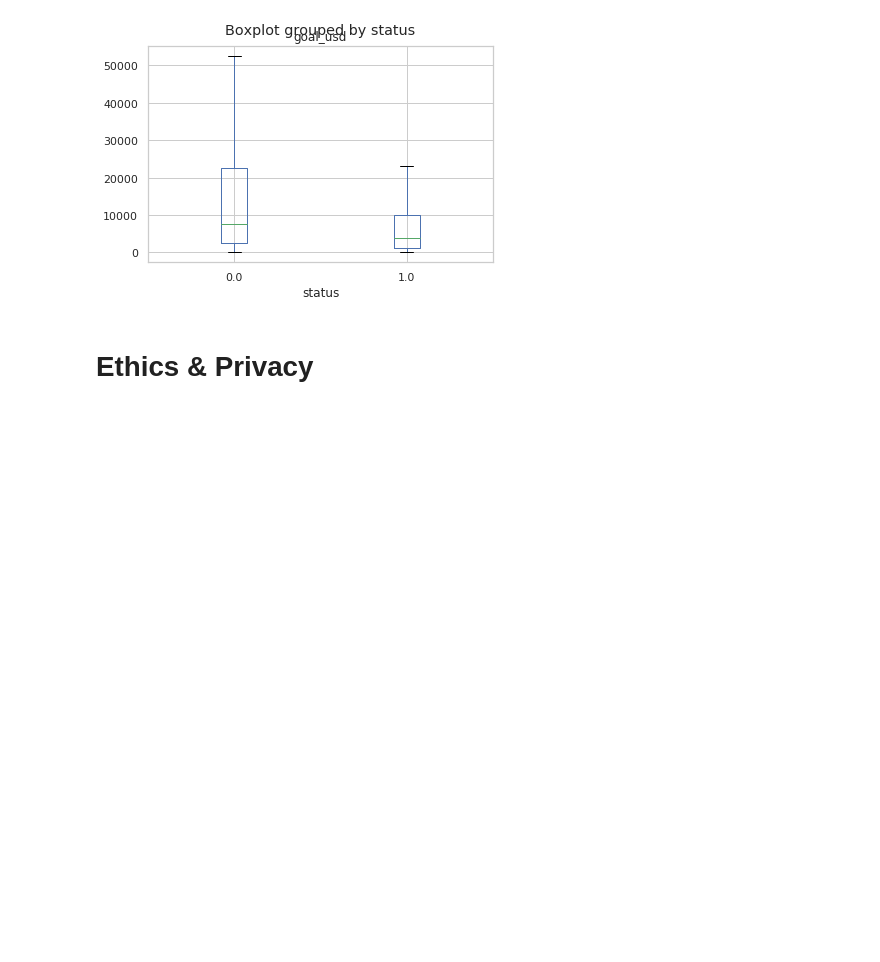
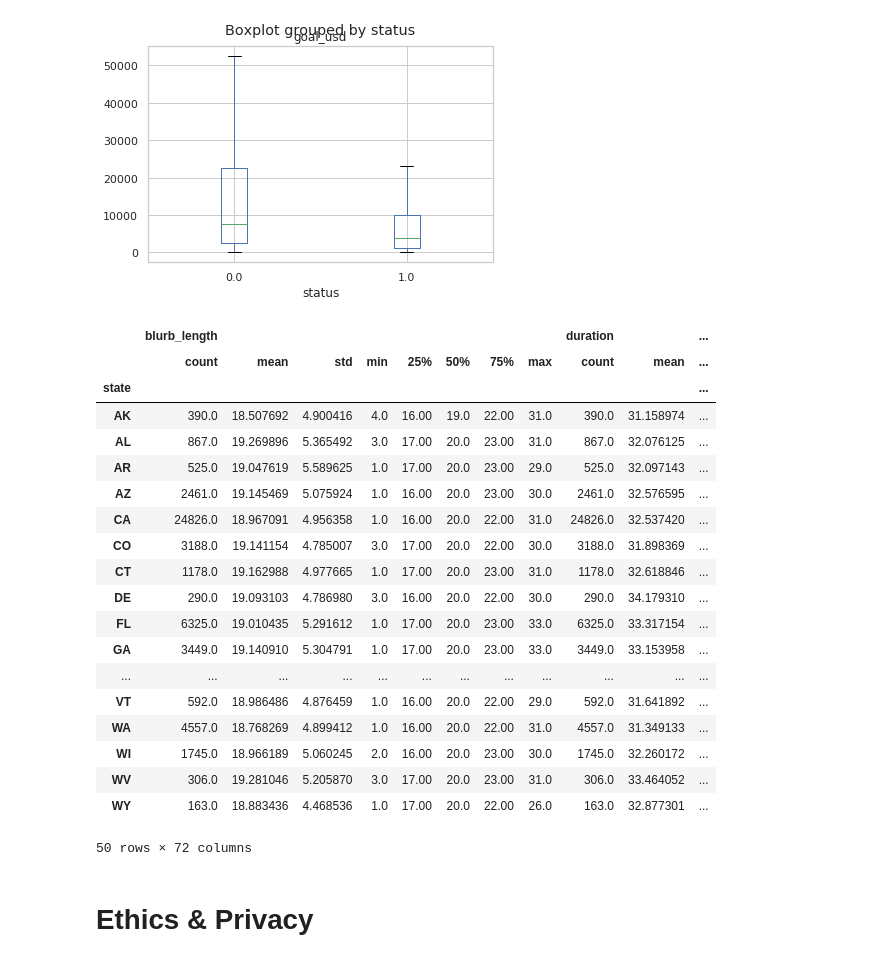
Before and after one commit to krandapus/Projects, a Jupyter notebook: FinalProject.ipynb, the cells around one changed output. Saved outputs shown, nothing was run; the diff lists cells and outputs as text; code cells hidden in the pictures; blank space fills up the shorter version.

Commit message:
added stats for each kickstarter based on state

```diff
--- a/FinalProject.ipynb
+++ b/FinalProject.ipynb
@@ -397,6 +397,29 @@ df_kickstarters.boxplot(column=['goal_usd'],by='status',showfliers=False)
 [figure]
 # %%
 ## Get statistical data from each state
+state_describe = df_kickstarters.groupby('state').describe()
+state_describe
+# %% [output]
+|  | blurb_length |  |  |  |  |  |  |  | duration |  | ... |
+|  | count | mean | std | min | 25% | 50% | 75% | max | count | mean | ... |
+| state |  |  |  |  |  |  |  |  |  |  | ... |
+| AK | 390.0 | 18.507692 | 4.900416 | 4.0 | 16.00 | 19.0 | 22.00 | 31.0 | 390.0 | 31.158974 | ... |
+| AL | 867.0 | 19.269896 | 5.365492 | 3.0 | 17.00 | 20.0 | 23.00 | 31.0 | 867.0 | 32.076125 | ... |
+| AR | 525.0 | 19.047619 | 5.589625 | 1.0 | 17.00 | 20.0 | 23.00 | 29.0 | 525.0 | 32.097143 | ... |
+| AZ | 2461.0 | 19.145469 | 5.075924 | 1.0 | 16.00 | 20.0 | 23.00 | 30.0 | 2461.0 | 32.576595 | ... |
+| CA | 24826.0 | 18.967091 | 4.956358 | 1.0 | 16.00 | 20.0 | 22.00 | 31.0 | 24826.0 | 32.537420 | ... |
+| CO | 3188.0 | 19.141154 | 4.785007 | 3.0 | 17.00 | 20.0 | 22.00 | 30.0 | 3188.0 | 31.898369 | ... |
+| CT | 1178.0 | 19.162988 | 4.977665 | 1.0 | 17.00 | 20.0 | 23.00 | 31.0 | 1178.0 | 32.618846 | ... |
+| DE | 290.0 | 19.093103 | 4.786980 | 3.0 | 16.00 | 20.0 | 22.00 | 30.0 | 290.0 | 34.179310 | ... |
+| FL | 6325.0 | 19.010435 | 5.291612 | 1.0 | 17.00 | 20.0 | 23.00 | 33.0 | 6325.0 | 33.317154 | ... |
+| GA | 3449.0 | 19.140910 | 5.304791 | 1.0 | 17.00 | 20.0 | 23.00 | 33.0 | 3449.0 | 33.153958 | ... |
+| ... | ... | ... | ... | ... | ... | ... | ... | ... | ... | ... | ... |
+| VT | 592.0 | 18.986486 | 4.876459 | 1.0 | 16.00 | 20.0 | 22.00 | 29.0 | 592.0 | 31.641892 | ... |
+| WA | 4557.0 | 18.768269 | 4.899412 | 1.0 | 16.00 | 20.0 | 22.00 | 31.0 | 4557.0 | 31.349133 | ... |
+| WI | 1745.0 | 18.966189 | 5.060245 | 2.0 | 16.00 | 20.0 | 23.00 | 30.0 | 1745.0 | 32.260172 | ... |
+| WV | 306.0 | 19.281046 | 5.205870 | 3.0 | 17.00 | 20.0 | 23.00 | 31.0 | 306.0 | 33.464052 | ... |
+| WY | 163.0 | 18.883436 | 4.468536 | 1.0 | 17.00 | 20.0 | 22.00 | 26.0 | 163.0 | 32.877301 | ... |
+50 rows × 72 columns
 # %% [markdown]
 # Ethics & Privacy
 # %% [markdown]
```
